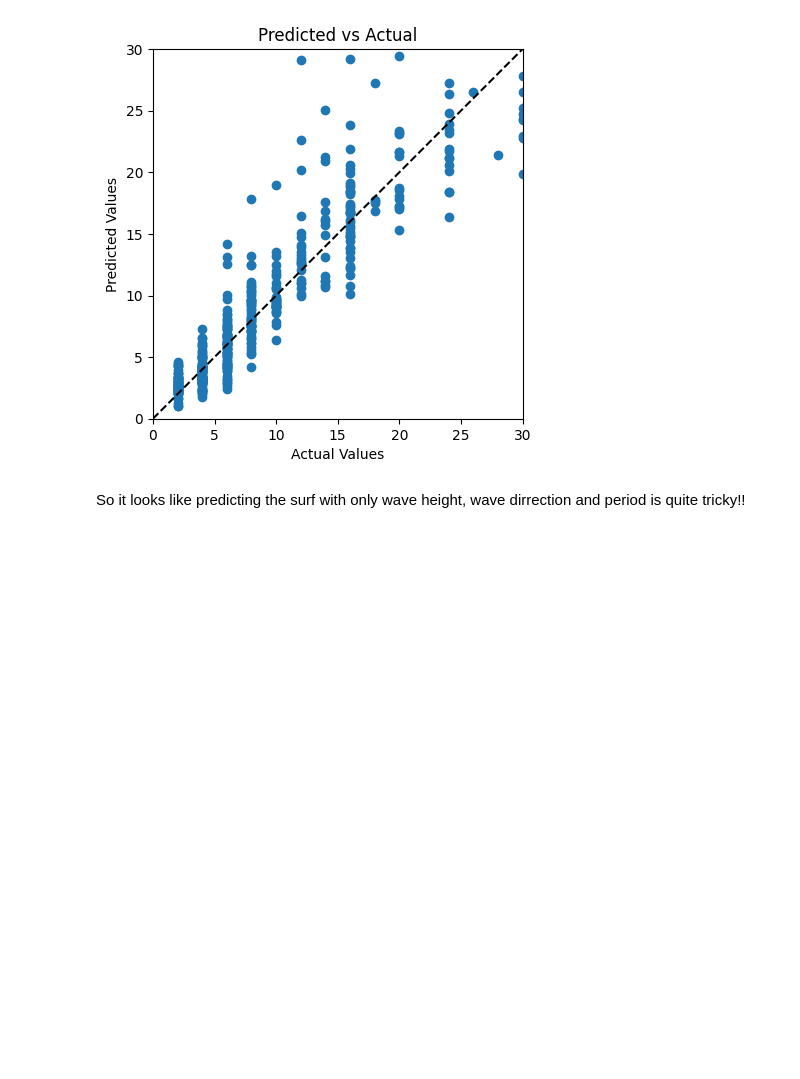
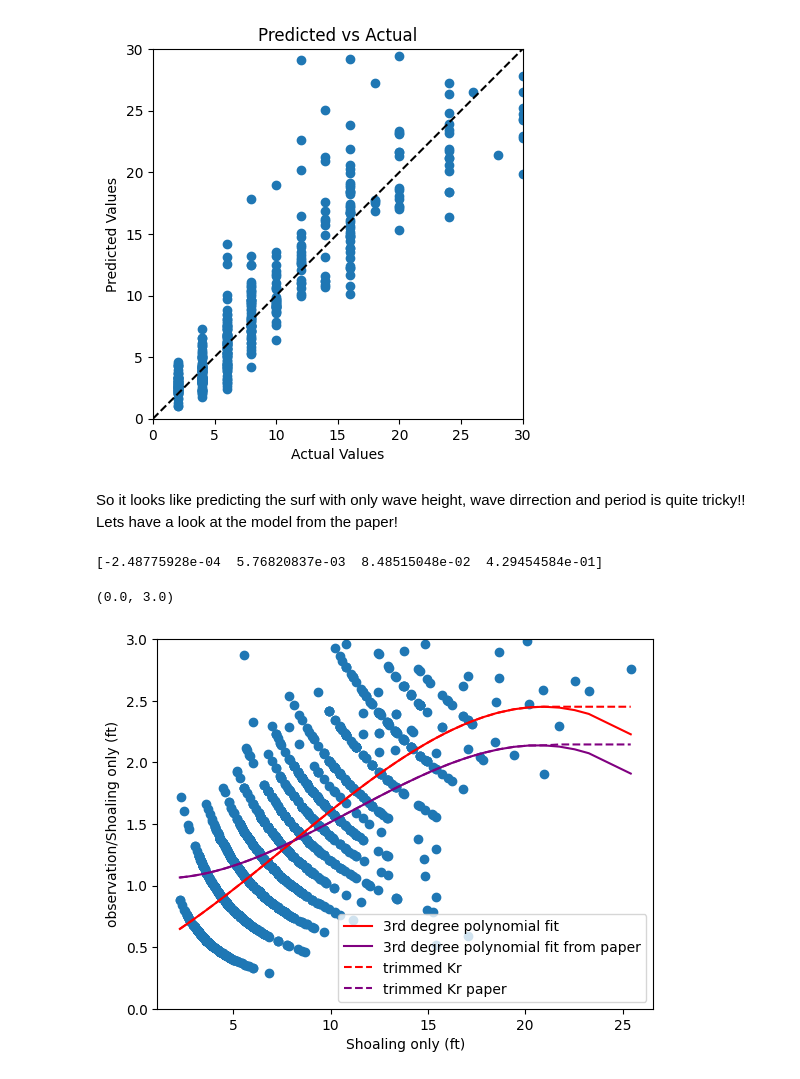
Before and after one commit to BenHowey/personal_projects, a Jupyter notebook: wavedata_analysis.ipynb, the cells around one changed output. Drawn from its saved outputs; the diff is of its cells as text; code cells hidden in the pictures; blank space fills up the shorter version.

Commit message:
added paper model

```diff
--- a/wavedata_analysis.ipynb
+++ b/wavedata_analysis.ipynb
@@ -638,4 +649,50 @@ Mean Squared Error: 8.399135321538587
 R-squared value: 0.8793660063897667
 [figure]
 # %% [markdown]
-So it looks like predicting the surf with only wave height, wave dirrection and period is quite tricky!!
+So it looks like predicting the surf with only wave height, wave dirrection and period is quite tricky!! Lets have a look at the model from the paper!
+# %%
+# lets try the paper model
+Hb=(all_data['WVHT']**(4/5))*((1/np.sqrt(9.81))*(9.81*all_data['DPD']/(4*np.pi)))**(2/5)
+
+# lets recreate the plot from the paper
+mdl=np.polyfit(Hb,all_data['nshor']/Hb,3)
+poly=np.poly1d(mdl)
+
+print(mdl)
+# %% [output]
+[-2.48775928e-04  5.76820837e-03  8.48515048e-02  4.29454584e-01]
+# %%
+#lets pull in these coeffs and see what the model for surf height looks like
+Kr=poly(Hb)
+# this seems strange - I have divided the paper highest order by 10 and get a similar result to what I have calculated!
+# if i use the equation in the paper I get really negative values for Kr
+Kr_paper=(-0.0003*(Hb**3))+(0.0099*(Hb**2))+(-0.025*(Hb**1))+1.0747
+# because my coefficients are slightly different lets find the value of Kr at Hb=21
+Kr_thresh=poly(21)
+Kr[Hb>21]=Kr_thresh
+Kr_paper_trimmed=Kr_paper.copy()
+Kr_paper_trimmed[Hb>21]=2.145
+Hsurf=Hb*Kr
+# %%
+
+# Sort the data based on x values
+sorted_indices = np.argsort(Hb)
+sorted_x = Hb[sorted_indices]
+sorted_y = poly(Hb)[sorted_indices]
+sorted_y_kr = Kr[sorted_indices]
+sorted_y_kr_paper = Kr_paper[sorted_indices]
+sorted_y_kr_paper_trimmed = Kr_paper_trimmed[sorted_indices]
+
+plt.scatter(Hb,all_data['nshor']/Hb)
+plt.plot(sorted_x,sorted_y, color='red', label='3rd degree polynomial fit')
+plt.plot(sorted_x,sorted_y_kr_paper, color='purple', label='3rd degree polynomial fit from paper')
+plt.plot(sorted_x,sorted_y_kr, color='red', label='trimmed Kr', linestyle='dashed')
+plt.plot(sorted_x,sorted_y_kr_paper_trimmed, color='purple', label='trimmed Kr paper', linestyle='dashed')
+
+plt.xlabel('Shoaling only (ft)')
+plt.ylabel('observation/Shoaling only (ft)')
+plt.legend()
+plt.ylim([0, 3])
+# %% [output]
+(0.0, 3.0)
+[figure, added]
```
Also changed, not shown: parts of 6 cells of this notebook.
